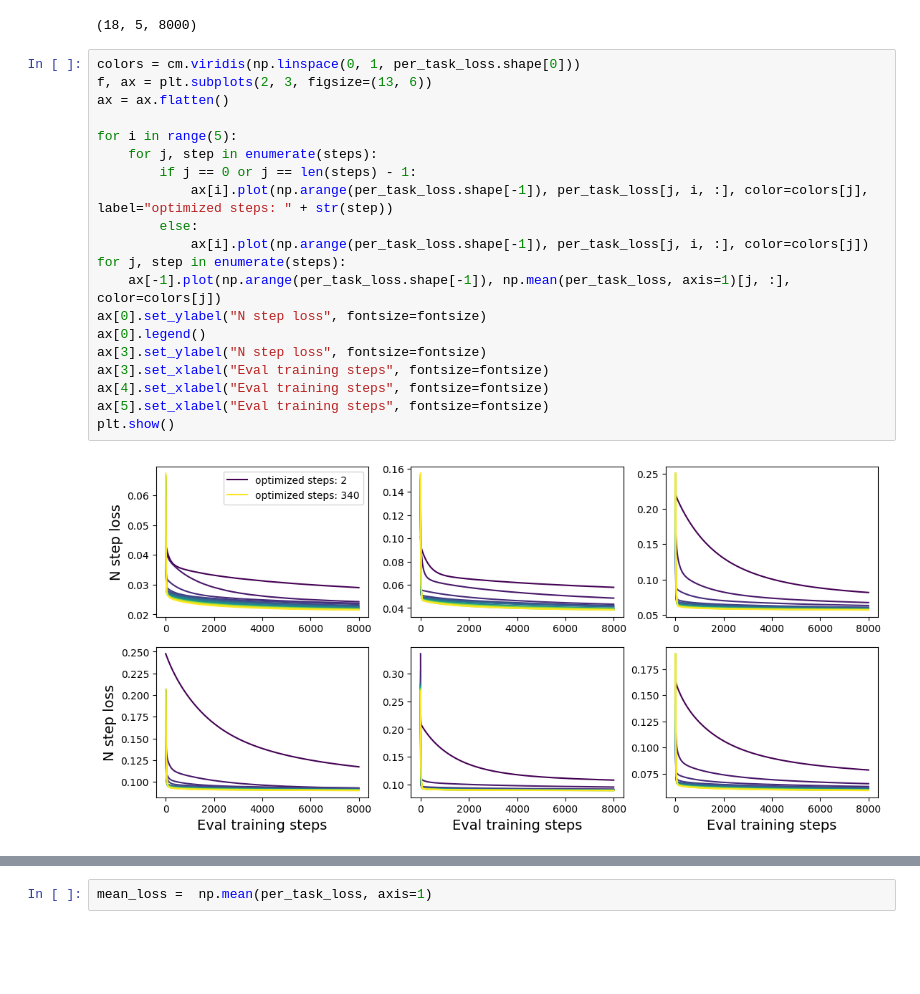
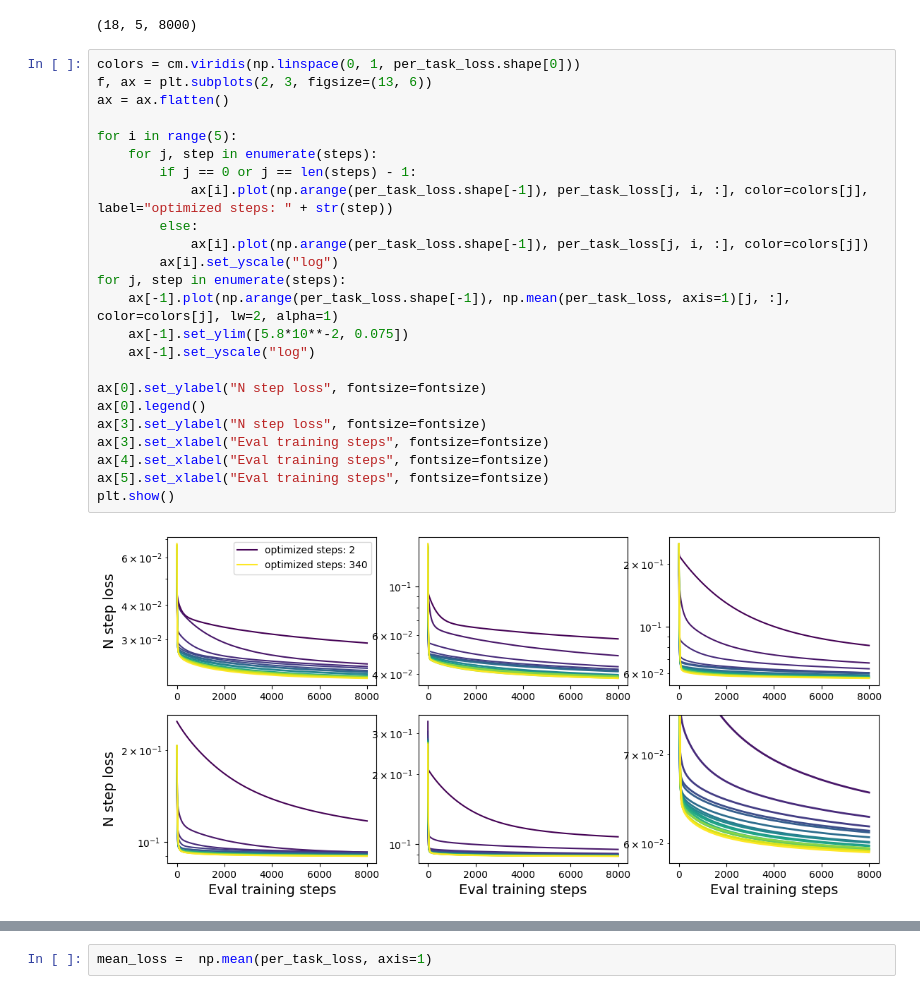
Before and after one commit to rodrigcd/neuromod, a Jupyter notebook: notebooks/MAML_experiments/maml_performance.ipynb, the cells around one changed output, grey strips where cells are left out. Saved outputs shown, nothing was run; the diff lists cells and outputs as text; blank space fills up the shorter version.

```diff
--- a/notebooks/MAML_experiments/maml_performance.ipynb
+++ b/notebooks/MAML_experiments/maml_performance.ipynb
@@ -122,25 +122,29 @@ per_task_loss.shape
 # %%
 colors = cm.viridis(np.linspace(0, 1, per_task_loss.shape[0]))
 f, ax = plt.subplots(2, 3, figsize=(13, 6))
 ax = ax.flatten()
 
 for i in range(5):
     for j, step in enumerate(steps):
         if j == 0 or j == len(steps) - 1:
             ax[i].plot(np.arange(per_task_loss.shape[-1]), per_task_loss[j, i, :], color=colors[j], label="optimized steps: " + str(step))
         else:
             ax[i].plot(np.arange(per_task_loss.shape[-1]), per_task_loss[j, i, :], color=colors[j])
+        ax[i].set_yscale("log")
 for j, step in enumerate(steps):
-    ax[-1].plot(np.arange(per_task_loss.shape[-1]), np.mean(per_task_loss, axis=1)[j, :], color=colors[j])
+    ax[-1].plot(np.arange(per_task_loss.shape[-1]), np.mean(per_task_loss, axis=1)[j, :], color=colors[j], lw=2, alpha=1)
+    ax[-1].set_ylim([5.8*10**-2, 0.075])
+    ax[-1].set_yscale("log")
+
 ax[0].set_ylabel("N step loss", fontsize=fontsize)
 ax[0].legend()
 ax[3].set_ylabel("N step loss", fontsize=fontsize)
 ax[3].set_xlabel("Eval training steps", fontsize=fontsize)
 ax[4].set_xlabel("Eval training steps", fontsize=fontsize)
 ax[5].set_xlabel("Eval training steps", fontsize=fontsize)
 plt.show()
 # %% [output]
-[figure, old version]
+[figure, new version]
 # %%
 colors = cm.viridis(np.linspace(0, 1, per_task_loss.shape[0]))
 f, ax = plt.subplots(2, 3, figsize=(13, 6))
```
Also changed, not shown: parts of 2 cells of this notebook, 6 other files.
